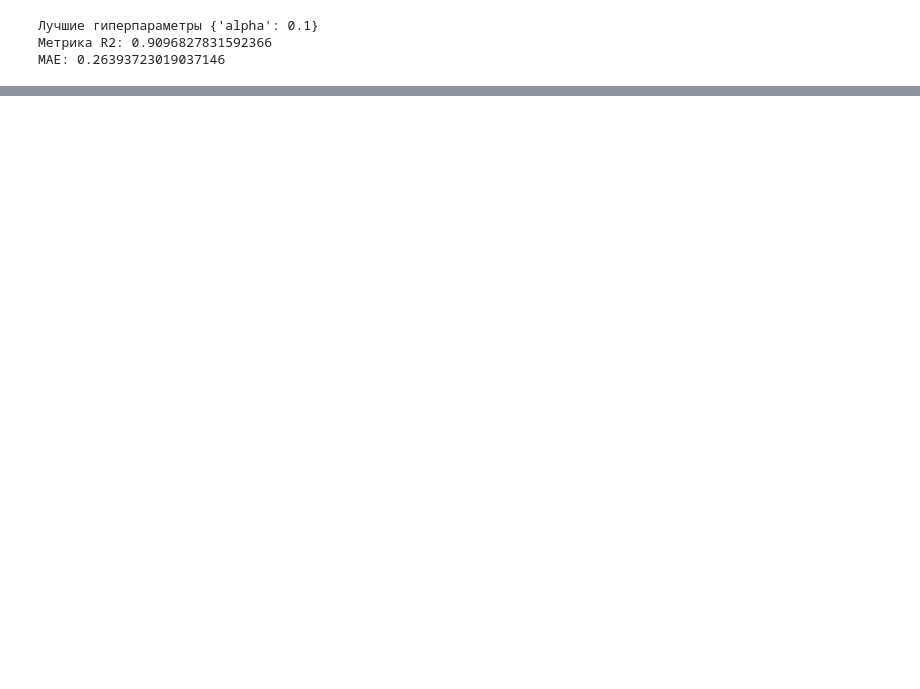
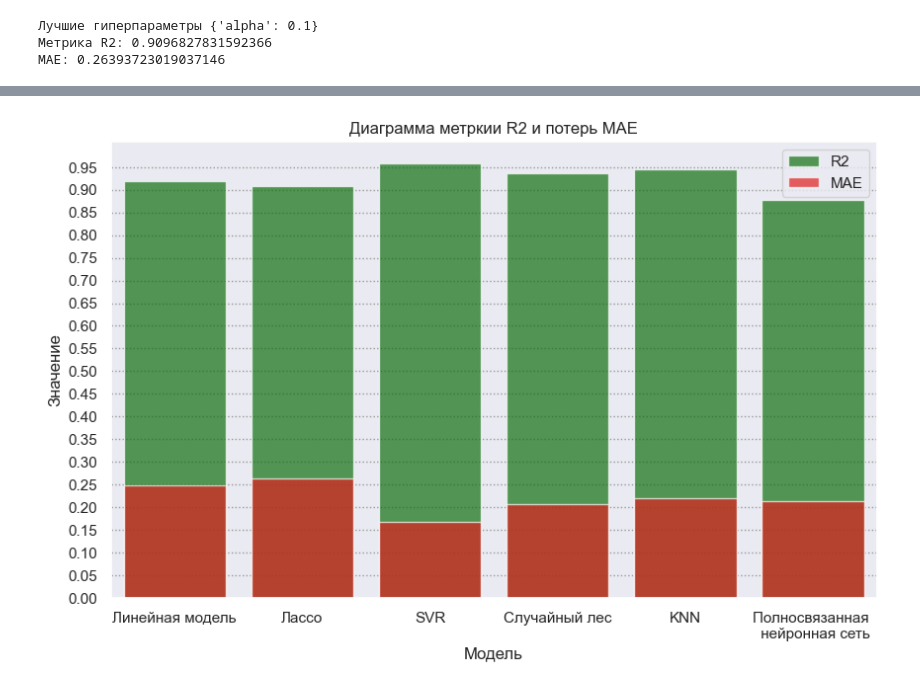
Before and after one commit to Bjorik23/mipt_datatons, a Jupyter notebook: models.ipynb, the cells around one changed output, grey strips where cells are left out. Saved outputs shown, nothing was run; the diff lists cells and outputs as text; code cells hidden in the pictures; blank space fills up the shorter version.

```diff
--- a/models.ipynb
+++ b/models.ipynb
@@ -95,0 +246,8 @@ MAE: 0.2505828366632603
+# %%
+metrics_df = pd.DataFrame(data = [[0.918, 0.249, 'Линейная модель'],
+                                 [0.909, 0.263, 'Лассо'],
+                                 [0.958, 0.168, 'SVR'],
+                                 [0.937, 0.208, 'Случайный лес'],
+                                 [0.944, 0.219, 'KNN'],
+                                 [0.878, 0.214, 'Полносвязанная \n нейронная сеть']], columns = ['R2', 'MAE', 'Модель'])
+metrics_df
@@ -95,0 +262,16 @@ MAE: 0.2505828366632603
+# %%
+plt.figure(figsize=(10, 6))
+
+sns.set_style("darkgrid", {"grid.color": ".6", "grid.linestyle": ":"})
+ax = sns.barplot(x='Модель', y='R2', data=metrics_df, color='green', alpha=0.7, label='R2')
+sns.barplot(x='Модель', y='MAE', data=metrics_df, color='red', alpha=0.7, label='MAE', ax = ax)
+plt.yticks(np.arange(0, 1, 0.05))
+plt.xlabel('Модель')
+plt.ylabel('Значение')
+plt.title('Диаграмма метркии R2 и потерь MAE')
+plt.legend()
+plt.show()
+fig = ax.get_figure()
+fig.savefig('Диаграмма метркии R2 и потерь MAE')
+# %% [output]
+[figure, added]
```
Also changed, not shown: parts of 32 cells of this notebook, 10 other files.
